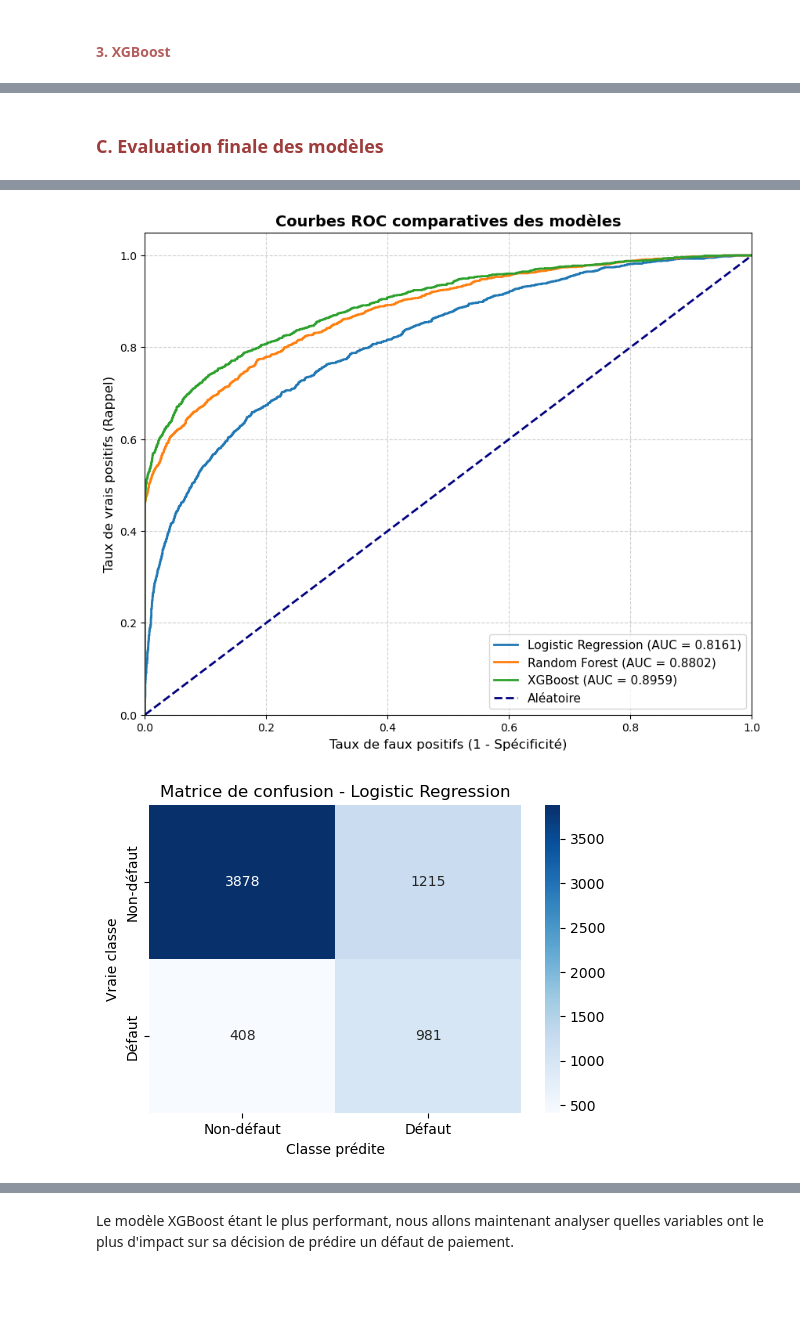
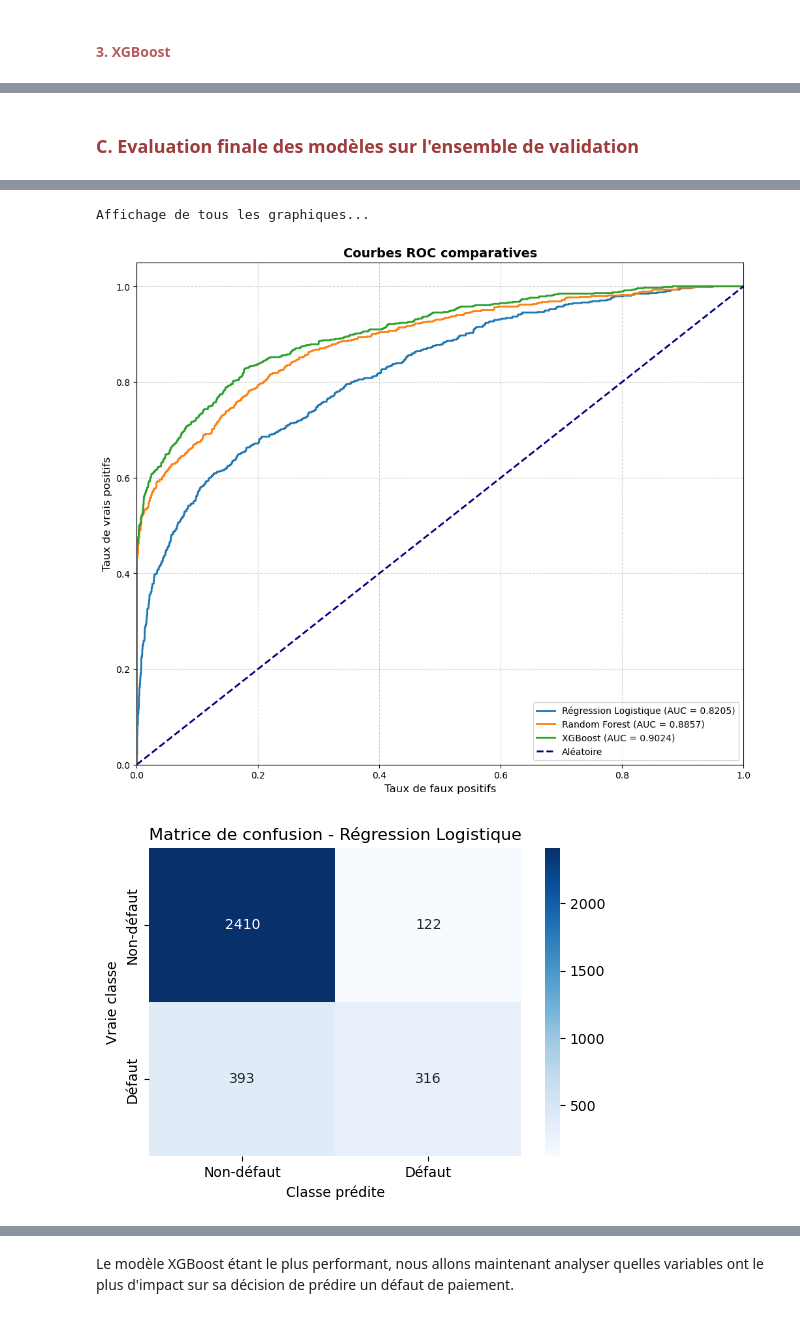
Before and after one commit to rapilsenera/scoring_risque_credit, a Jupyter notebook: notebooks/analyse_scoring_credit.ipynb, the cells around one changed output, grey strips where cells are left out. Drawn from its saved outputs; the diff is of its cells as text; code cells hidden in the pictures; blank space fills up the shorter version.

```diff
--- a/notebooks/analyse_scoring_credit.ipynb
+++ b/notebooks/analyse_scoring_credit.ipynb
@@ -464,3 +561,0 @@ X_train, X_test, y_train, y_test = train_test_split(X, y, test_size=TEST_SIZE, r
-# %%
-X_train_processed = preprocessor.fit_transform(X_train)
-X_test_processed = preprocessor.transform(X_test)
@@ -613,20 +969,3 @@ Meilleur score ROC AUC après validation croisée : 0.9702
 <h4 style="color:#b55e5e;">
     3. XGBoost
 </h4>
-# %%
-param_grid_xgb = {
-    'n_estimators': [150, 250],
-    'max_depth': [5, 7, 9],
-    'learning_rate': [0.05, 0.1],
-    'subsample': [0.7, 0.8],
-    'colsample_bytree': [0.7, 0.8],
-    'gamma': [0, 0.1],
-    'reg_lambda': [1, 2]
-}
-
-grid_xgb = GridSearchCV(xgb.XGBClassifier(random_state=RANDOM_STATE, eval_metric='logloss'),
-                        param_grid_xgb, cv=10, scoring='roc_auc', n_jobs=-1, verbose=1)
-grid_xgb.fit(X_train_smote, y_train_smote)
-grid_searches['XGBoost'] = grid_xgb
-print(f"Meilleurs paramètres : {grid_xgb.best_params_}")
-print(f"Meilleur score ROC AUC après validation croisée : {grid_xgb.best_score_:.4f}")
@@ -637,36 +1125,41 @@ Meilleur score ROC AUC après validation croisée : 0.9741
 # %% [markdown]
 <h3 style="color:#9e3b3b;">
-    C. Evaluation finale des modèles
+    C. Evaluation finale des modèles sur l'ensemble de validation
 </h3>
 # %%
 results = {}
+models_to_compare = {
+    "Régression Logistique": grid_searches['Régression Logistique'].best_estimator_,
+    "Random Forest": rf_final,
+    "XGBoost": xgb_pipeline_final
+}
 
-fig_roc, ax_roc = plt.subplots(figsize=(10, 8))
+fig_roc, ax_roc = plt.subplots(figsize=(12, 10))
 
-for name, grid_search_object in grid_searches.items():
+for name, model in models_to_compare.items():
     print(f"\n*Évaluation du modèle : {name}*")
 
-    best_model = grid_search_object.best_estimator_
-    y_pred = best_model.predict(X_test)
-    y_pred_proba = best_model.predict_proba(X_test)[:, 1]
+    y_pred = model.predict(X_val)
+    y_proba = model.predict_proba(X_val)[:, 1]
 
-    report = classification_report(y_test, y_pred)
-    auc = roc_auc_score(y_test, y_pred_proba)
-    cm = confusion_matrix(y_test, y_pred)
-    acc = accuracy_score(y_test, y_pred)
+    auc = roc_auc_score(y_val, y_proba)
+    acc = accuracy_score(y_val, y_pred)
+    f1 = classification_report(y_val, y_pred, output_dict=True)['1']['f1-score']
+    report = classification_report(y_val, y_pred)
+    cm = confusion_matrix(y_val, y_pred)
 
     results[name] = {
-        'Accuracy': acc, 'ROC AUC': auc,
-        'F1-Score': classification_report(y_test, y_pred, output_dict=True)['1']['f1-score'],
-        'Meilleurs paramètres': grid_search_object.best_params_
+        'Accuracy': acc,
+        'ROC AUC': auc,
+        'F1-Score': f1
     }
 
     print(f"Accuracy : {acc:.4f}")
-    print(f"Score ROC AUC : {auc:.4f}")
-    print("Rapport de classification :")
-    print(report)
+    print(f"AUC : {auc:.4f}")
+    print("Rapport de classification :\n", report)
 
     plt.figure(figsize=(6, 4))
+    cm = confusion_matrix(y_val, y_pred)
     sns.heatmap(cm, annot=True, fmt='d', cmap='Blues',
                 xticklabels=['Non-défaut', 'Défaut'],
                 yticklabels=['Non-défaut', 'Défaut'])
@@ -674,16 +1167,22 @@ for name, grid_search_object in grid_searches.items():
     plt.ylabel('Vraie classe')
     plt.xlabel('Classe prédite')
 
-    fpr, tpr, _ = roc_curve(y_test, y_pred_proba)
-    ax_roc.plot(fpr, tpr, label=f'{name} (AUC = {auc:.4f})', linewidth=2)
+    fpr, tpr, _ = roc_curve(y_val, y_proba)
+    ax_roc.plot(fpr, tpr, linewidth=2, label=f'{name} (AUC = {auc:.4f})')
 
 ax_roc.plot([0, 1], [0, 1], color='navy', lw=2, linestyle='--', label='Aléatoire')
 ax_roc.set_xlim([0.0, 1.0])
 ax_roc.set_ylim([0.0, 1.05])
-ax_roc.set_xlabel('Taux de faux positifs (1 - Spécificité)', fontsize=12)
-ax_roc.set_ylabel('Taux de vrais positifs (Rappel)', fontsize=12)
-ax_roc.set_title('Courbes ROC comparatives des modèles', fontsize=14, fontweight='bold')
-ax_roc.legend(loc="lower right", fontsize=11)
+ax_roc.set_xlabel('Taux de faux positifs', fontsize=12)
+ax_roc.set_ylabel('Taux de vrais positifs', fontsize=12)
+ax_roc.set_title('Courbes ROC comparatives', fontsize=14, fontweight='bold')
+ax_roc.legend(loc="lower right")
 ax_roc.grid(True, linestyle='--', alpha=0.6)
+
+results_df = pd.DataFrame(results).T.sort_values(by="ROC AUC", ascending=False)
+print("\n=== Résumé des performances sur le jeu de validation ===")
+display(results_df)
+
+print("\nAffichage de tous les graphiques...")
 plt.show()
 # %% [output]
@@ -707,2 +1210,3 @@ weighted avg       0.89      0.89      0.89      6482
+Affichage de tous les graphiques...
-[figure, old version]
+[figure, new version]
-[figure, old version]
+[figure, new version]
```
Also changed, not shown: parts of 61 cells of this notebook, 8 other files.
